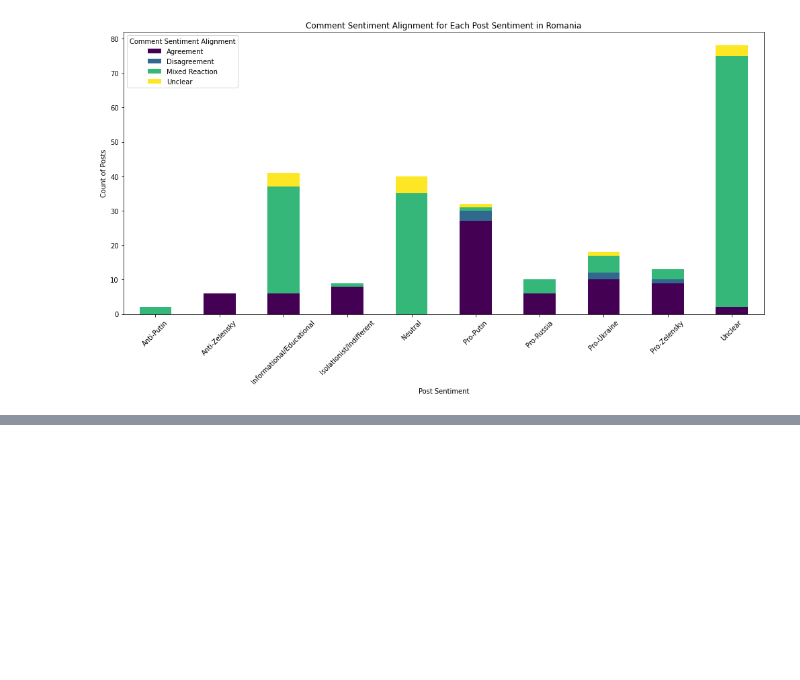
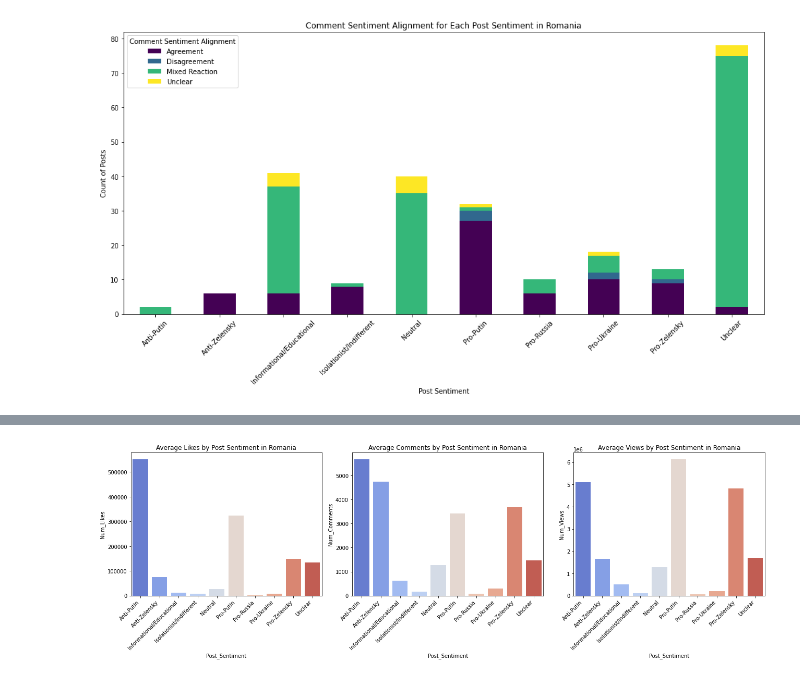
Before and after one commit to Qrypt1c/ECS252, a Jupyter notebook: prelim_dataset_analysis.ipynb, the cells around one changed output, grey strips where cells are left out. Cells and saved outputs as stored; diff of their text form; code cells hidden in the pictures; blank space fills up the shorter version.

```diff
--- a/prelim_dataset_analysis.ipynb
+++ b/prelim_dataset_analysis.ipynb
@@ -269,0 +362,4 @@ process_and_visualize_sentiment_alignment(poland_df, "Poland")
+# %%
+engagement_vs_sentiment(romanian_df, "Romania")
+# %% [output]
+[figure, added]
```
Also changed, not shown: parts of 18 cells of this notebook, 1 other file.
